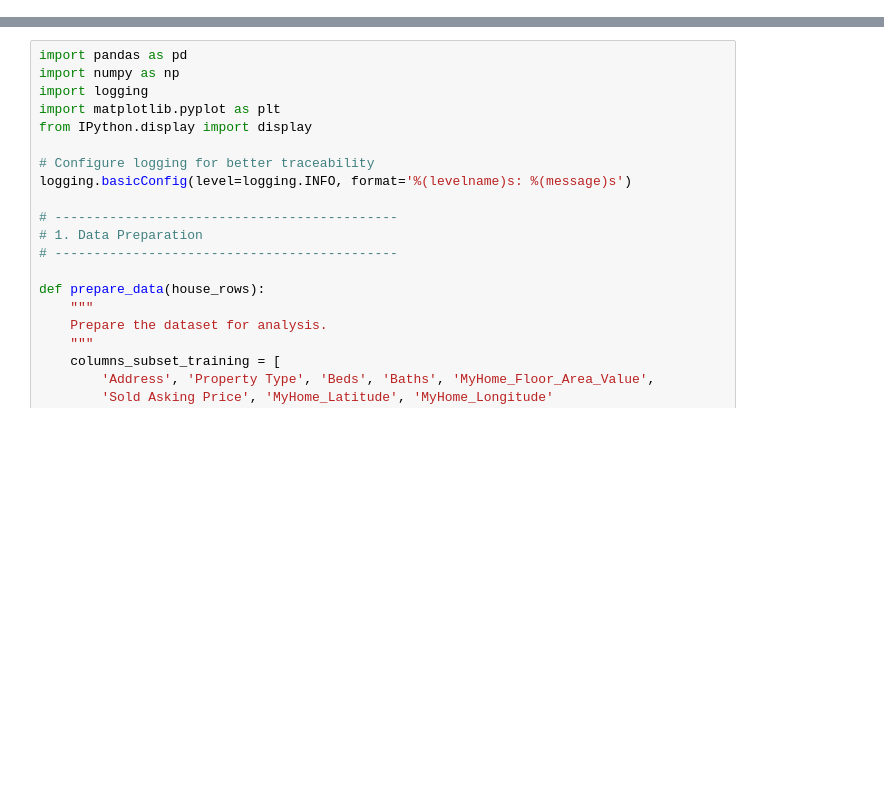
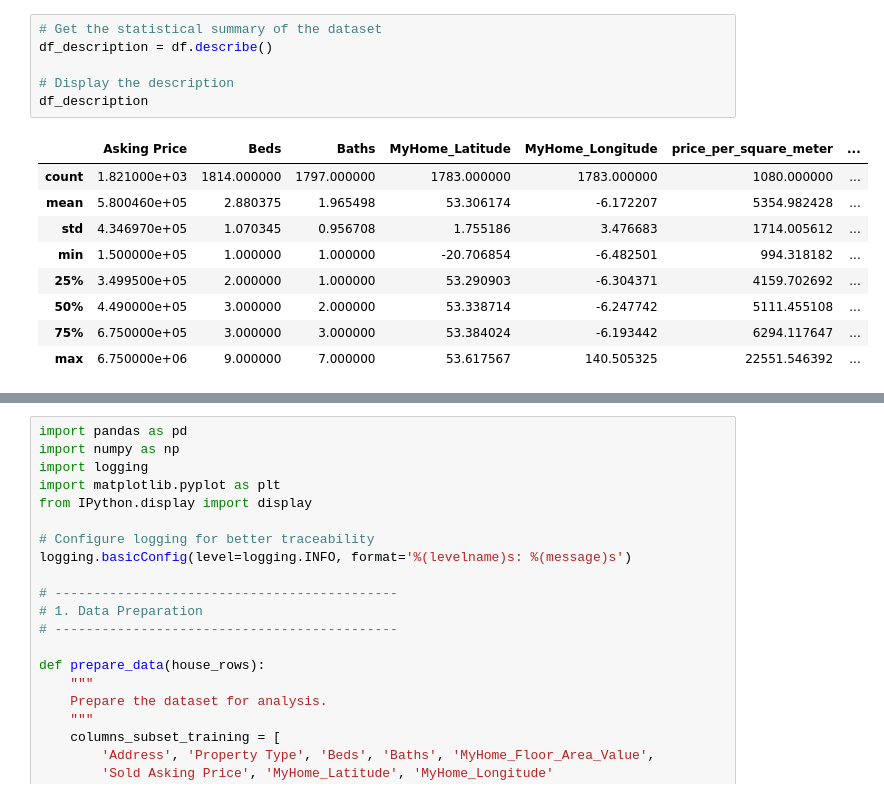
Before and after one commit to john-mcenroe/real_estate, a Jupyter notebook: notebooks/exploring_property_data_iteration_5.ipynb, the cells around one changed output, grey strips where cells are left out. Drawn from its saved outputs; the diff is of its cells as text; blank space fills up the shorter version.

```diff
--- a/notebooks/exploring_property_data_iteration_5.ipynb
+++ b/notebooks/exploring_property_data_iteration_5.ipynb
@@ -78,4 +94,20 @@ Columns: [Address, Asking Price, Beds, Baths, Property Type, Energy Rating, Eirc
 Index: []
+# %%
+# Get the statistical summary of the dataset
+df_description = df.describe()
+
+# Display the description
+df_description
+# %% [output]
+|  | Asking Price | Beds | Baths | MyHome_Latitude | MyHome_Longitude | price_per_square_meter | ... |
+| count | 1.821000e+03 | 1814.000000 | 1797.000000 | 1783.000000 | 1783.000000 | 1080.000000 | ... |
+| mean | 5.800460e+05 | 2.880375 | 1.965498 | 53.306174 | -6.172207 | 5354.982428 | ... |
+| std | 4.346970e+05 | 1.070345 | 0.956708 | 1.755186 | 3.476683 | 1714.005612 | ... |
+| min | 1.500000e+05 | 1.000000 | 1.000000 | -20.706854 | -6.482501 | 994.318182 | ... |
+| 25% | 3.499500e+05 | 2.000000 | 1.000000 | 53.290903 | -6.304371 | 4159.702692 | ... |
+| 50% | 4.490000e+05 | 3.000000 | 2.000000 | 53.338714 | -6.247742 | 5111.455108 | ... |
+| 75% | 6.750000e+05 | 3.000000 | 3.000000 | 53.384024 | -6.193442 | 6294.117647 | ... |
+| max | 6.750000e+06 | 9.000000 | 7.000000 | 53.617567 | 140.505325 | 22551.546392 | ... |
 # %%
 import pandas as pd
 import re
```
Also changed, not shown: parts of 10 cells of this notebook, 3 other files.
